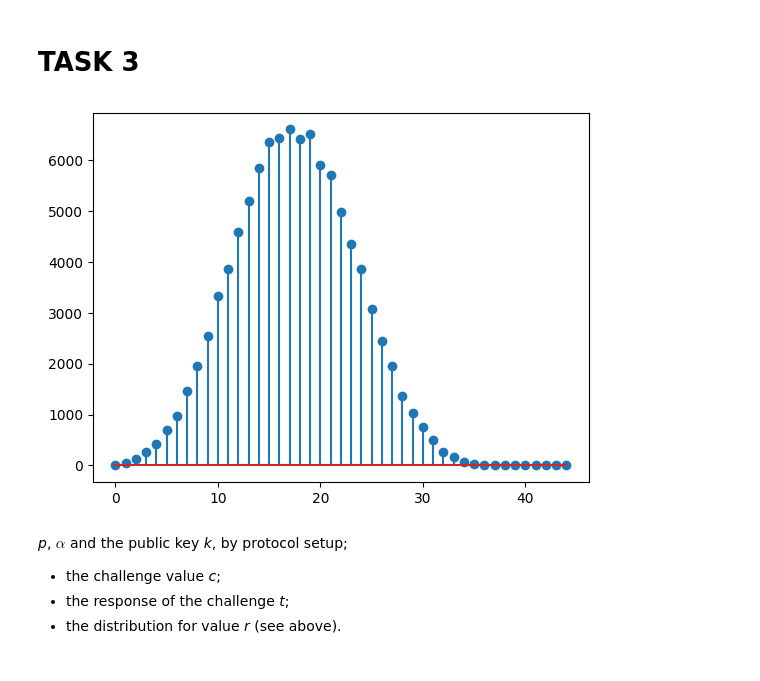
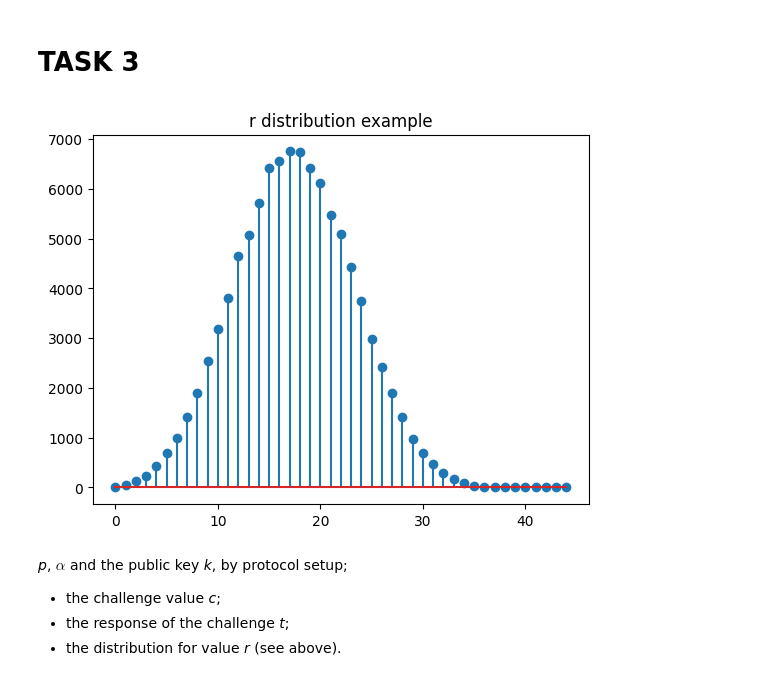
Before and after one commit to denisG99/TeamMutualInformation_InformationSec, a Jupyter notebook: Lab3_tasks.ipynb, the cells around one changed output. Saved outputs shown, nothing was run; the diff lists cells and outputs as text; code cells hidden in the pictures.

```diff
--- a/Lab3_tasks.ipynb
+++ b/Lab3_tasks.ipynb
@@ -305,10 +305,12 @@ def r_distribution(p: int) -> list:
     return x_axis
 # %%
 x_axis = r_distribution(p)
+
 plt.stem(x_axis)
+plt.title("r distribution example")
 plt.show()
 # %% [output]
-[figure, old version]
+[figure, new version]
 # %% [markdown]
 *p*, $\alpha$ and the public key *k*, by protocol setup;
 * the challenge value *c*;
```
Also changed, not shown: parts of 10 cells of this notebook.
